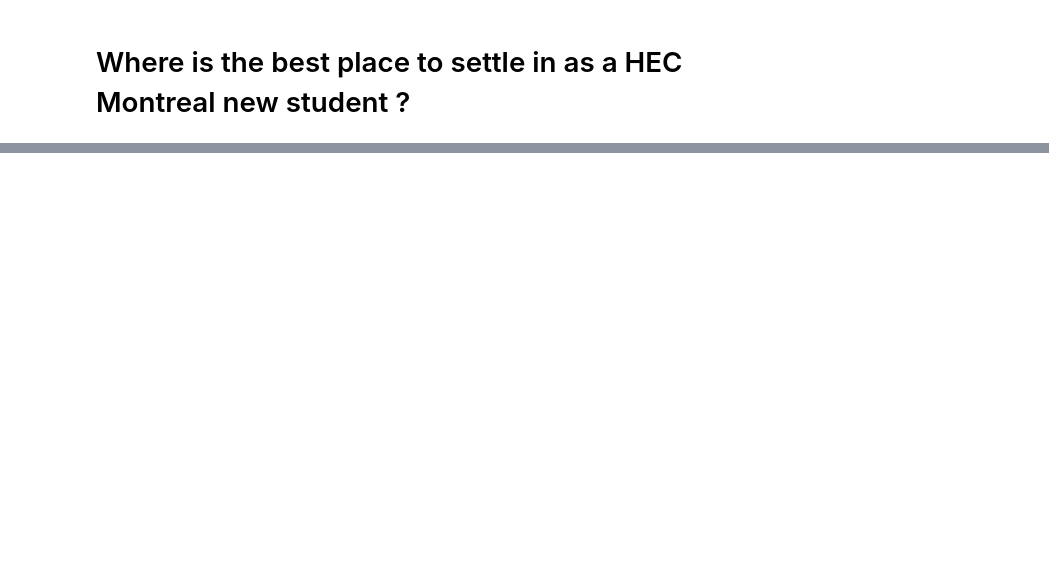
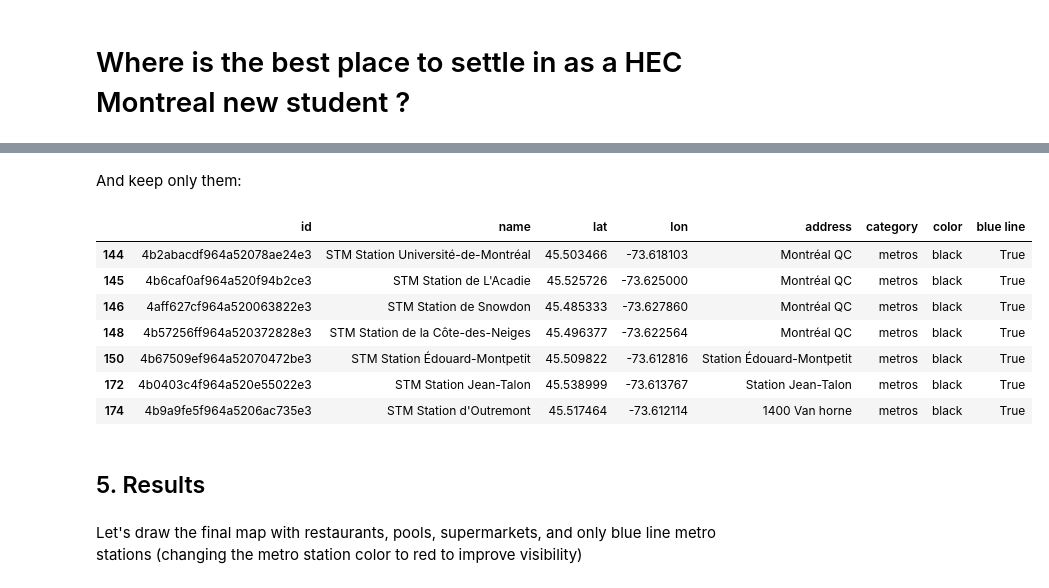
Before and after one commit to SoCrespo/Coursera_Capstone, a Jupyter notebook: Capstone_final_public.ipynb, the cells around one changed output, grey strips where cells are left out. Saved outputs shown, nothing was run; the diff lists cells and outputs as text; code cells hidden in the pictures; blank space fills up the shorter version.

```diff
--- a/Capstone_final_public.ipynb
+++ b/Capstone_final_public.ipynb
@@ -93,0 +351,3 @@ data.groupby("category").count()[['venue_id']]
+# %%
+wiki = pd.read_html('https://en.wikipedia.org/wiki/List_of_Montreal_Metro_stations')
+wiki[4]
@@ -93,0 +362,6 @@ data.groupby("category").count()[['venue_id']]
+# %%
+blue_stations = wiki[4].iloc[3,1].split()
+blue_stations[6] = "Parc de Castelnau"
+cleaned = [item for item in blue_stations if item not in ["Parc","De", "Castelnau"]]
+blue_stations = cleaned
+blue_stations
@@ -93,0 +382,6 @@ data.groupby("category").count()[['venue_id']]
+# %%
+is_blue = []
+for station in df_metros['name']:
+    is_blue.append(any([blue_station in station for blue_station in blue_stations]))
+df_metros['blue line'] = is_blue
+df_metros.head()
@@ -93,0 +395,19 @@ data.groupby("category").count()[['venue_id']]
+# %% [markdown]
+And keep only them:
+# %%
+index_not_on_blue_line = df_metros[df_metros['blue line'] == False].index
+df_metros.drop(index_not_on_blue_line, inplace=True)
+df_metros
+# %% [output]
+|  | id | name | lat | lon | address | category | color | blue line |
+| 144 | 4b2abacdf964a52078ae24e3 | STM Station Université-de-Montréal | 45.503466 | -73.618103 | Montréal QC | metros | black | True |
+| 145 | 4b6caf0af964a520f94b2ce3 | STM Station de L'Acadie | 45.525726 | -73.625000 | Montréal QC | metros | black | True |
+| 146 | 4aff627cf964a520063822e3 | STM Station de Snowdon | 45.485333 | -73.627860 | Montréal QC | metros | black | True |
+| 148 | 4b57256ff964a520372828e3 | STM Station de la Côte-des-Neiges | 45.496377 | -73.622564 | Montréal QC | metros | black | True |
+| 150 | 4b67509ef964a52070472be3 | STM Station Édouard-Montpetit | 45.509822 | -73.612816 | Station Édouard-Montpetit | metros | black | True |
+| 172 | 4b0403c4f964a520e55022e3 | STM Station Jean-Talon | 45.538999 | -73.613767 | Station Jean-Talon | metros | black | True |
+| 174 | 4b9a9fe5f964a5206ac735e3 | STM Station d'Outremont | 45.517464 | -73.612114 | 1400 Van horne | metros | black | True |
+# %% [markdown]
+## 5. Results
+# %% [markdown]
+Let's draw the final map with restaurants, pools, supermarkets, and only blue line metro stations (changing the metro station color to red to improve visibility)
```
Also changed, not shown: parts of 75 cells of this notebook, 1 other file.
